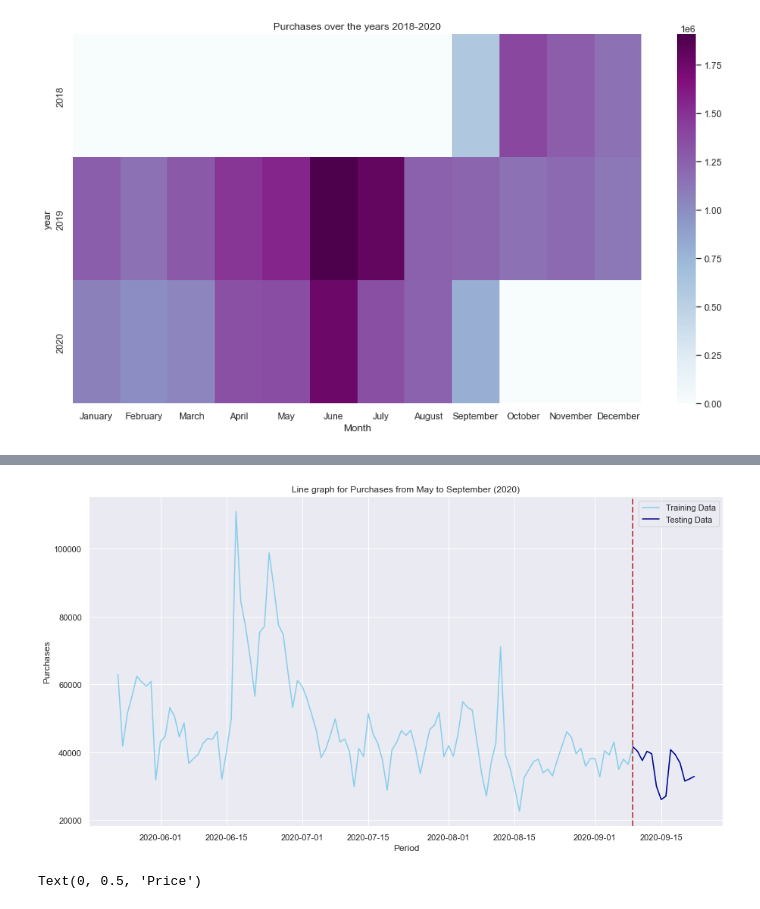
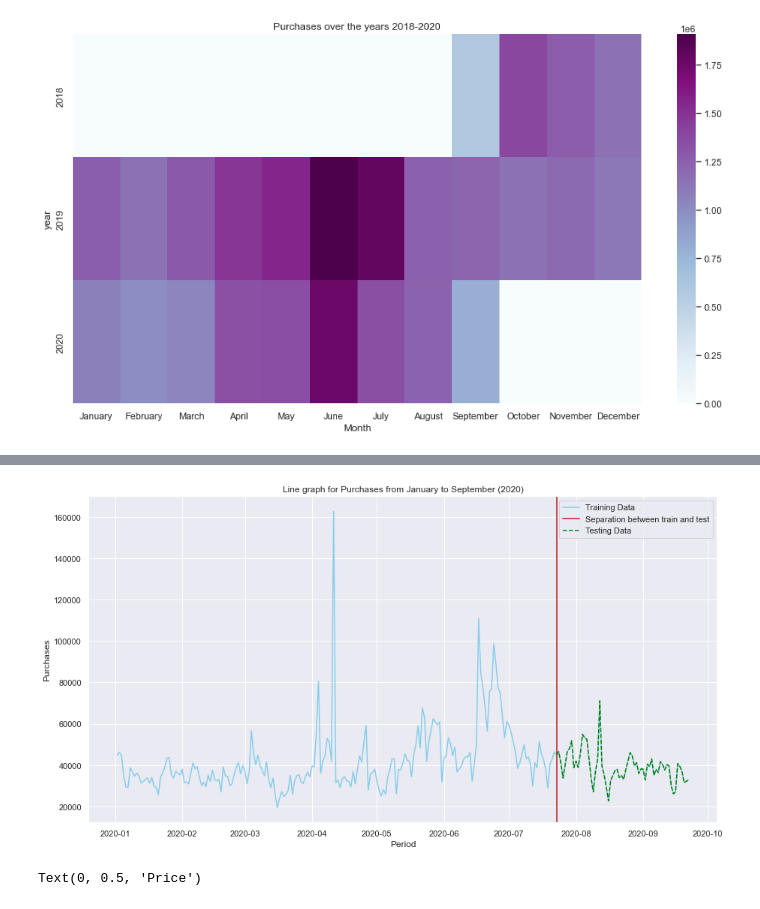
Before and after one commit to AdityaAS/Fashion-Recommendation-using-ML, a Jupyter notebook: data_preprocessed.ipynb, the cells around one changed output, grey strips where cells are left out. Saved outputs shown, nothing was run; the diff lists cells and outputs as text; code cells hidden in the pictures.

```diff
--- a/data_preprocessed.ipynb
+++ b/data_preprocessed.ipynb
@@ -27,10 +27,10 @@ def query_based_on_date(df, start_date='2020-06-22', end_date='2020-09-22'):
     x = df[(df['t_dat']>start_date) & (df['t_dat']<=end_date)]
     return x
 # %%
-start_date = '2020-05-22'
+start_date = '2020-01-01'
 x = query_based_on_date(df, start_date)
-train_x = query_based_on_date(x, start_date, '2020-09-08')
-test_x = query_based_on_date(x, '2020-09-08')
+train_x = query_based_on_date(x, start_date, '2020-07-22')
+test_x = query_based_on_date(x, '2020-07-23')
 # %%
 print(train_x['t_dat'])
 print(test_x['t_dat'])
@@ -172,11 +172,11 @@ sns.barplot(x = 'Month', y='Purchases', data = y,  palette = 'magma').set(title=
 # %%
 sns.lineplot(x="Period", y="Purchases", data=y, color='skyblue', label="Training Data") # plot normal time series plot
 # plot subset on top of the normal time series
-plt.axvline(pd.to_datetime('2020-09-09'), color='r', linestyle='--', lw=2)
+plt.axvline(pd.to_datetime('2020-07-23'), color='r', lw=2, label="Separation between train and test")
 
-g=sns.lineplot(x="Period",y="Purchases",data=y[(y['date'] > '2020-09-08') & (y['date'] <= '2020-09-22')], color='darkblue', label="Testing Data").set(title='Line graph for Purchases from May to September (2020)')
+g=sns.lineplot(x="Period",y="Purchases",data=y[(y['date'] >= '2020-07-23') & (y['date'] <= '2020-09-22')], linestyle="dashed", color='green', label="Testing Data").set(title='Line graph for Purchases from January to September (2020)')
 # %% [output]
-[figure, old version]
+[figure, new version]
 # %%
 df_articles = pd.read_csv('/Users/saranya/Documents/ML/Project/data/articles.csv')
 df_customers = pd.read_csv('/Users/saranya/Documents/ML/Project/data/customers.csv')
```
Also changed, not shown: parts of 11 cells of this notebook.
